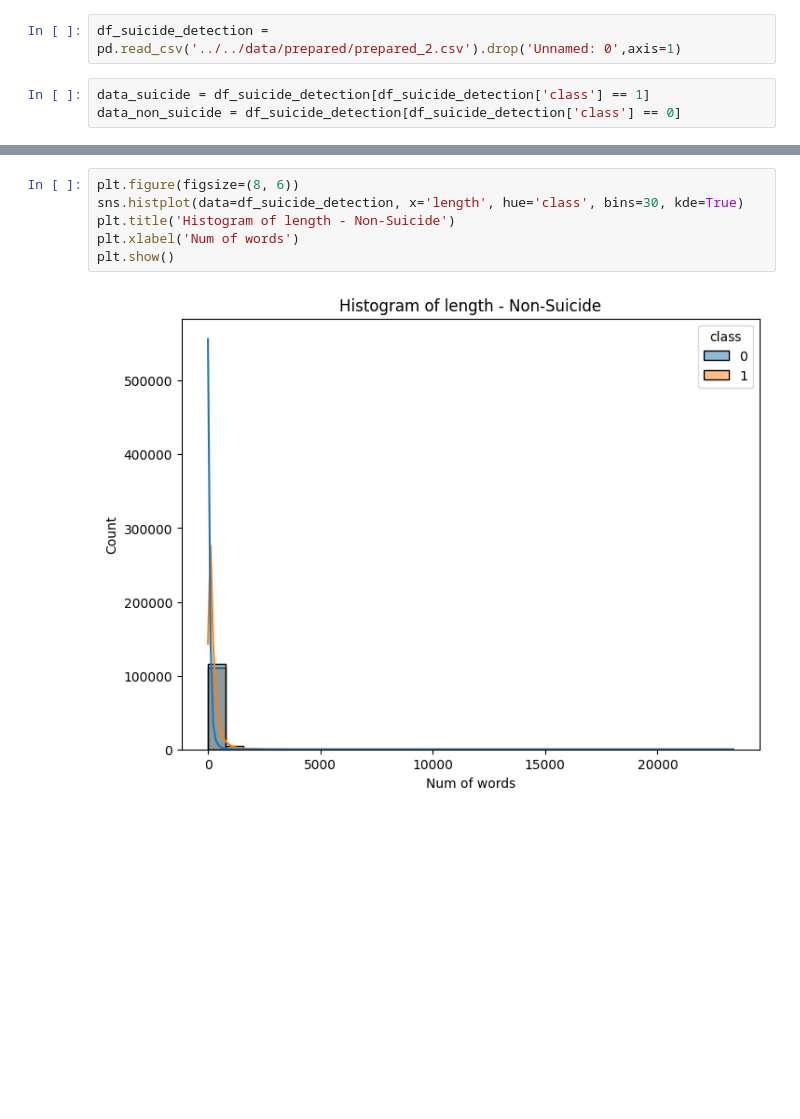
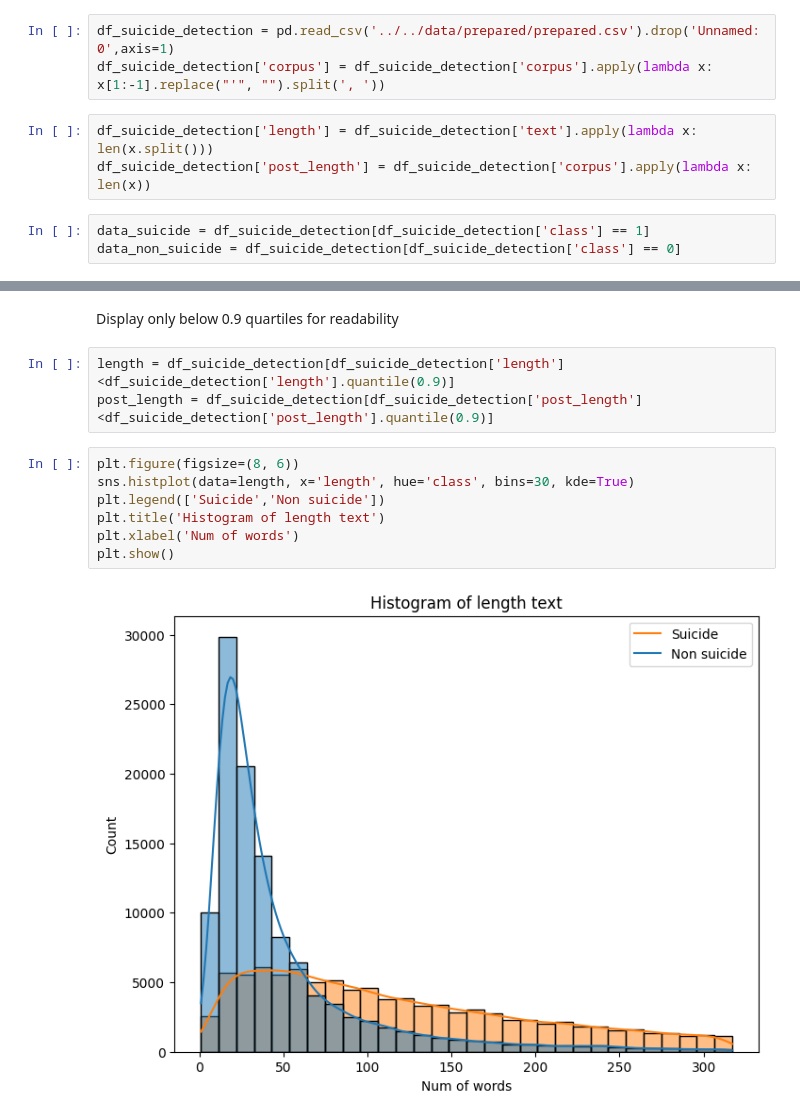
Before and after one commit to Passonei/NLP_Suicide_Detection, a Jupyter notebook: notebooks/analysis/length_analysis.ipynb, the cells around one changed output, grey strips where cells are left out. Saved outputs shown, nothing was run; the diff lists cells and outputs as text; blank space fills up the shorter version.

```diff
--- a/notebooks/analysis/length_analysis.ipynb
+++ b/notebooks/analysis/length_analysis.ipynb
@@ -4,7 +4,11 @@ from collections import Counter
 import matplotlib.pyplot as plt
 import seaborn as sns
 # %%
-df_suicide_detection = pd.read_csv('../../data/prepared/prepared_2.csv').drop('Unnamed: 0',axis=1)
+df_suicide_detection = pd.read_csv('../../data/prepared/prepared.csv').drop('Unnamed: 0',axis=1)
+df_suicide_detection['corpus'] = df_suicide_detection['corpus'].apply(lambda x: x[1:-1].replace("'", "").split(', '))
+# %%
+df_suicide_detection['length'] = df_suicide_detection['text'].apply(lambda x: len(x.split()))
+df_suicide_detection['post_length'] = df_suicide_detection['corpus'].apply(lambda x: len(x))
 # %%
 data_suicide = df_suicide_detection[df_suicide_detection['class'] == 1]
 data_non_suicide = df_suicide_detection[df_suicide_detection['class'] == 0]
@@ -30,10 +42,16 @@ len_documents.drop('count')
+# %% [markdown]
+Display only below 0.9 quartiles for readability
+# %%
+length = df_suicide_detection[df_suicide_detection['length']<df_suicide_detection['length'].quantile(0.9)]
+post_length = df_suicide_detection[df_suicide_detection['post_length']<df_suicide_detection['post_length'].quantile(0.9)]
 # %%
 plt.figure(figsize=(8, 6))
-sns.histplot(data=df_suicide_detection, x='length', hue='class', bins=30, kde=True)
-plt.title('Histogram of length - Non-Suicide')
+sns.histplot(data=length, x='length', hue='class', bins=30, kde=True)
+plt.legend(['Suicide','Non suicide'])
+plt.title('Histogram of length text')
 plt.xlabel('Num of words')
 plt.show()
 # %% [output]
-[figure, old version]
+[figure, new version]
 # %%
 plt.figure(figsize=(8, 6))
```
Also changed, not shown: parts of 3 cells of this notebook, 12 other files.
